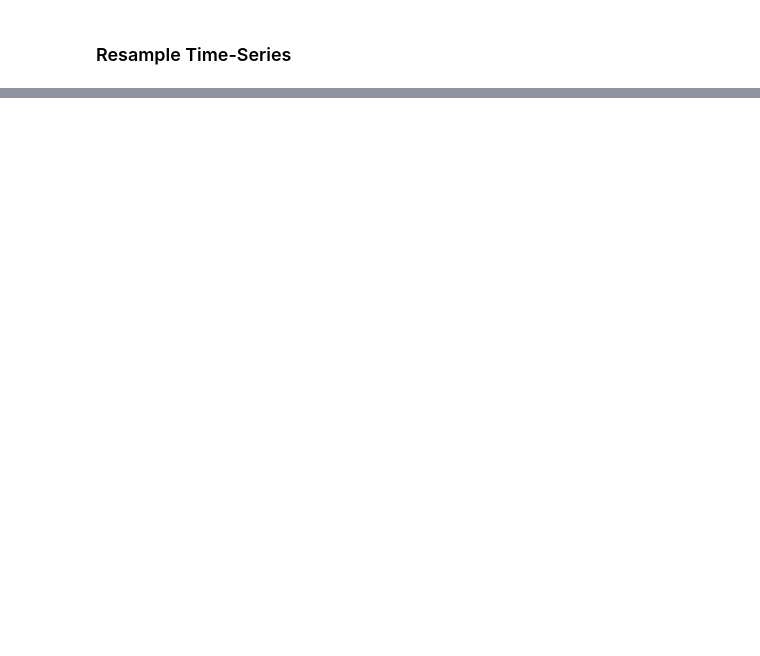
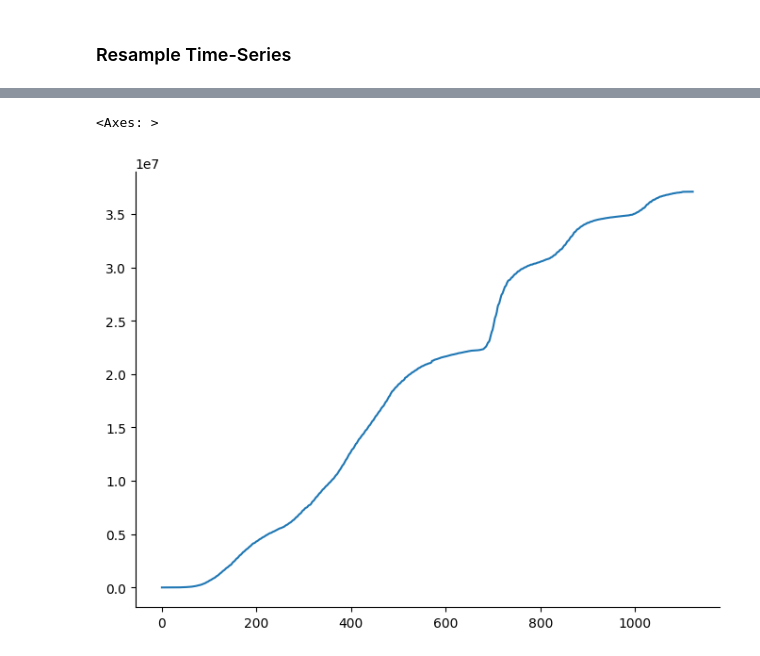
Before and after one commit to heitortanoue/time-series, a Jupyter notebook: python/streamlit/notebooks/test.ipynb, the cells around one changed output, grey strips where cells are left out. Cells and saved outputs as stored; diff of their text form; code cells hidden in the pictures; blank space fills up the shorter version.

```diff
--- a/python/streamlit/notebooks/test.ipynb
+++ b/python/streamlit/notebooks/test.ipynb
@@ -418,0 +399,2 @@ plot_autocorrelation(lagged1_ts)
+# %%
+br_confirmed.insert(0, column="unique_id", value="Confirmados_BR")
@@ -418,0 +535,5 @@ plot_autocorrelation(lagged1_ts)
+# %%
+br_confirmed['confirmed'].plot()
+# %% [output]
+<Axes: >
+[figure, added]
```
Also changed, not shown: parts of 84 cells of this notebook, 8 other files.
